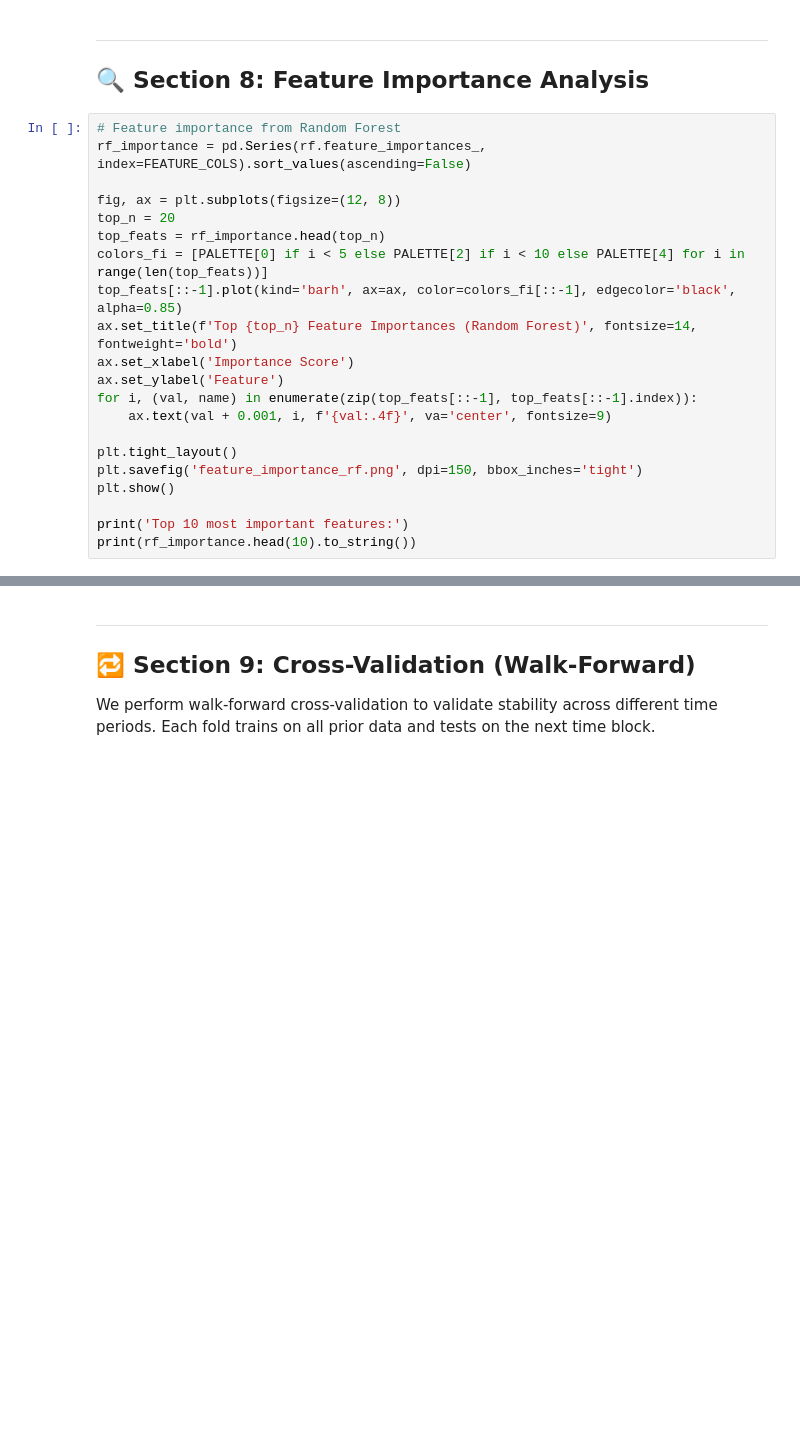
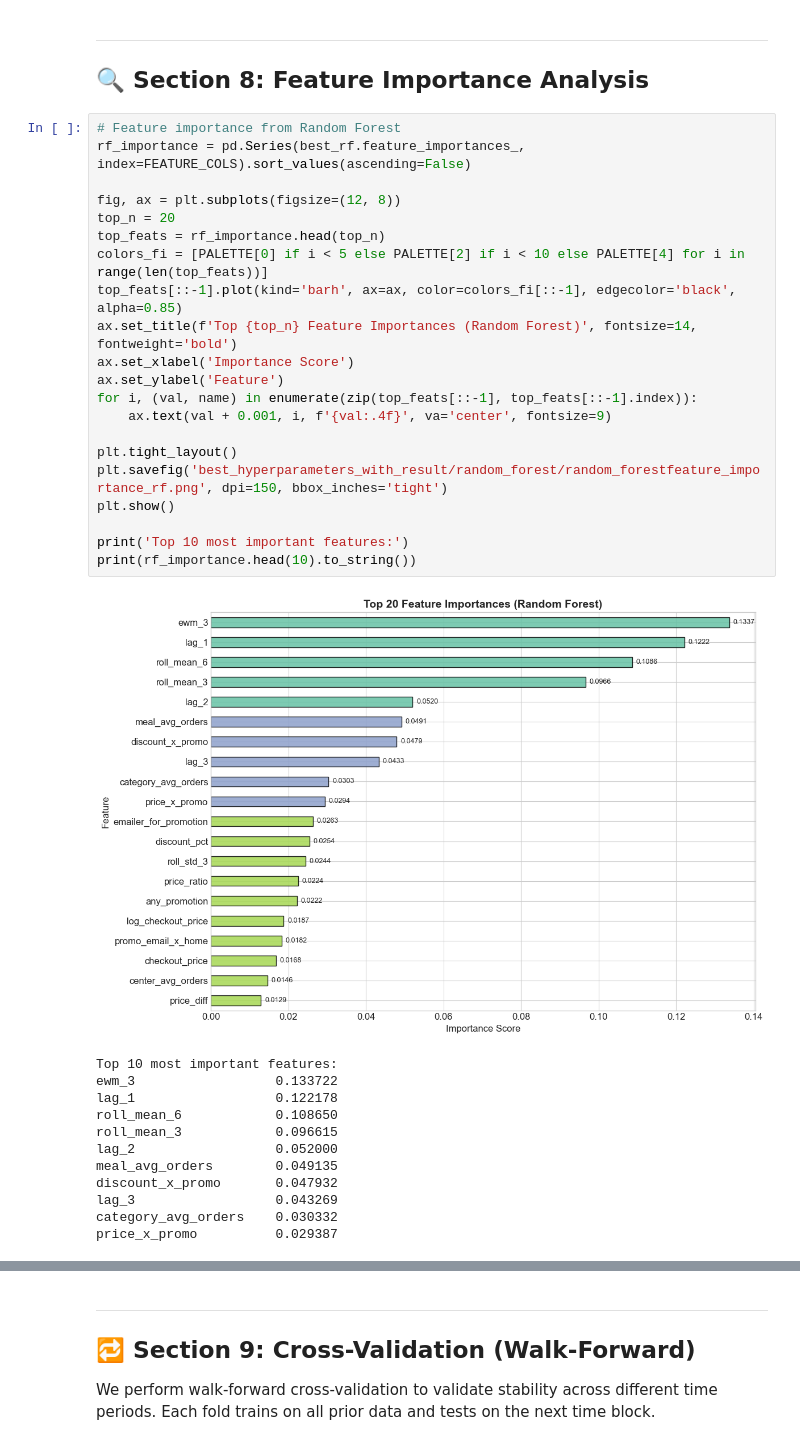
Before and after one commit to sandipan-ds/restaurant_inventory_optimzation, a Jupyter notebook: notebook/demand_forecasting.ipynb, the cells around one changed output, grey strips where cells are left out. Saved outputs shown, nothing was run; the diff lists cells and outputs as text; blank space fills up the shorter version.

```diff
--- a/notebook/demand_forecasting.ipynb
+++ b/notebook/demand_forecasting.ipynb
@@ -1230,23 +1994,36 @@ print(f'  Skew: {stats.skew(residuals):.4f}')
 ## 🔍 Section 8: Feature Importance Analysis
 # %%
 # Feature importance from Random Forest
-rf_importance = pd.Series(rf.feature_importances_, index=FEATURE_COLS).sort_values(ascending=False)
+rf_importance = pd.Series(best_rf.feature_importances_, index=FEATURE_COLS).sort_values(ascending=False)
 
 fig, ax = plt.subplots(figsize=(12, 8))
 top_n = 20
 top_feats = rf_importance.head(top_n)
 colors_fi = [PALETTE[0] if i < 5 else PALETTE[2] if i < 10 else PALETTE[4] for i in range(len(top_feats))]
 top_feats[::-1].plot(kind='barh', ax=ax, color=colors_fi[::-1], edgecolor='black', alpha=0.85)
 ax.set_title(f'Top {top_n} Feature Importances (Random Forest)', fontsize=14, fontweight='bold')
 ax.set_xlabel('Importance Score')
 ax.set_ylabel('Feature')
 for i, (val, name) in enumerate(zip(top_feats[::-1], top_feats[::-1].index)):
     ax.text(val + 0.001, i, f'{val:.4f}', va='center', fontsize=9)
 
 plt.tight_layout()
-plt.savefig('feature_importance_rf.png', dpi=150, bbox_inches='tight')
+plt.savefig('best_hyperparameters_with_result/random_forest/random_forestfeature_importance_rf.png', dpi=150, bbox_inches='tight')
 plt.show()
 
 print('Top 10 most important features:')
 print(rf_importance.head(10).to_string())
+# %% [output]
+[figure, added]
+Top 10 most important features:
+ewm_3                  0.133722
+lag_1                  0.122178
+roll_mean_6            0.108650
+roll_mean_3            0.096615
+lag_2                  0.052000
+meal_avg_orders        0.049135
+discount_x_promo       0.047932
+lag_3                  0.043269
+category_avg_orders    0.030332
+price_x_promo          0.029387
 # %%
```
Also changed, not shown: parts of 18 cells of this notebook, 19 other files.
